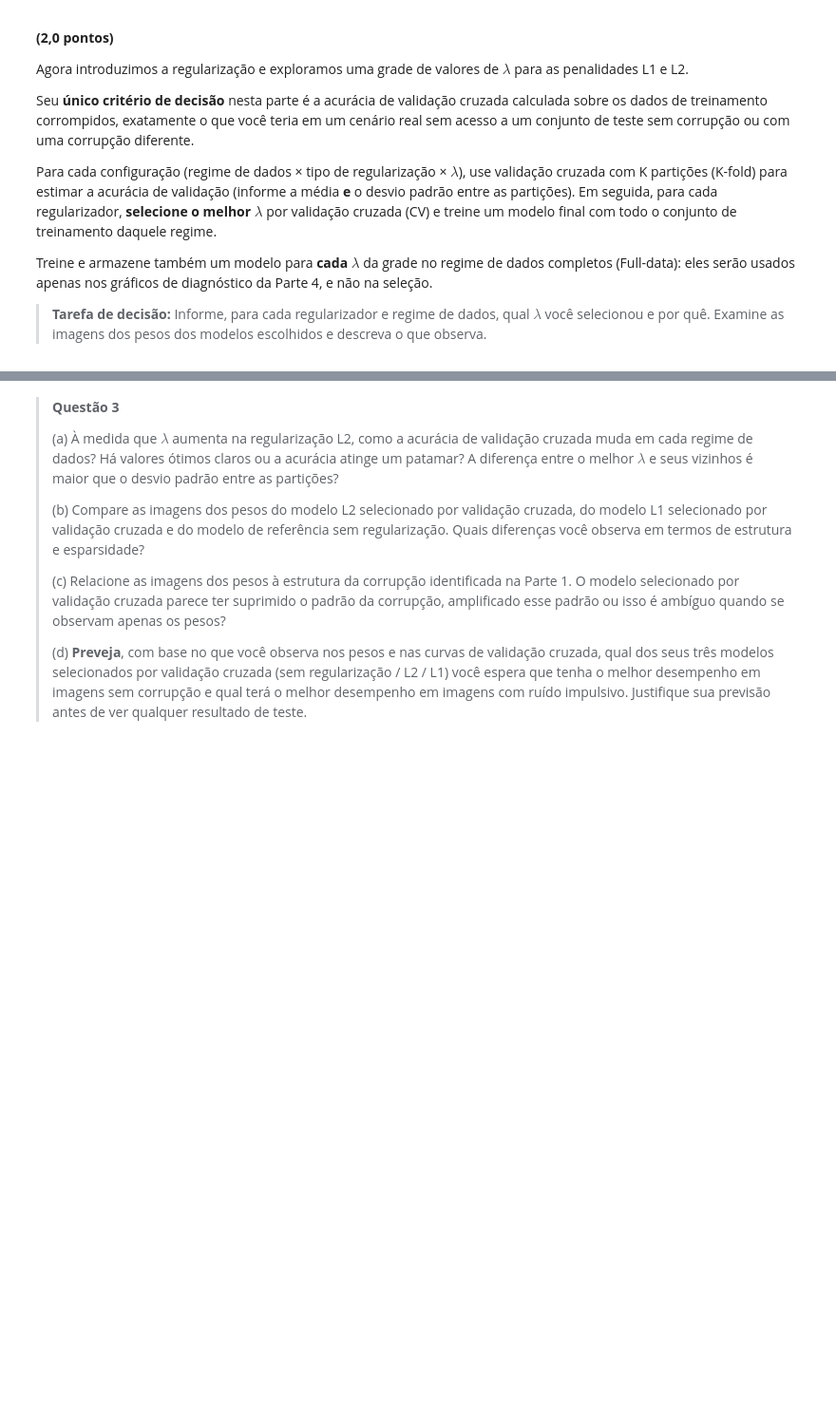
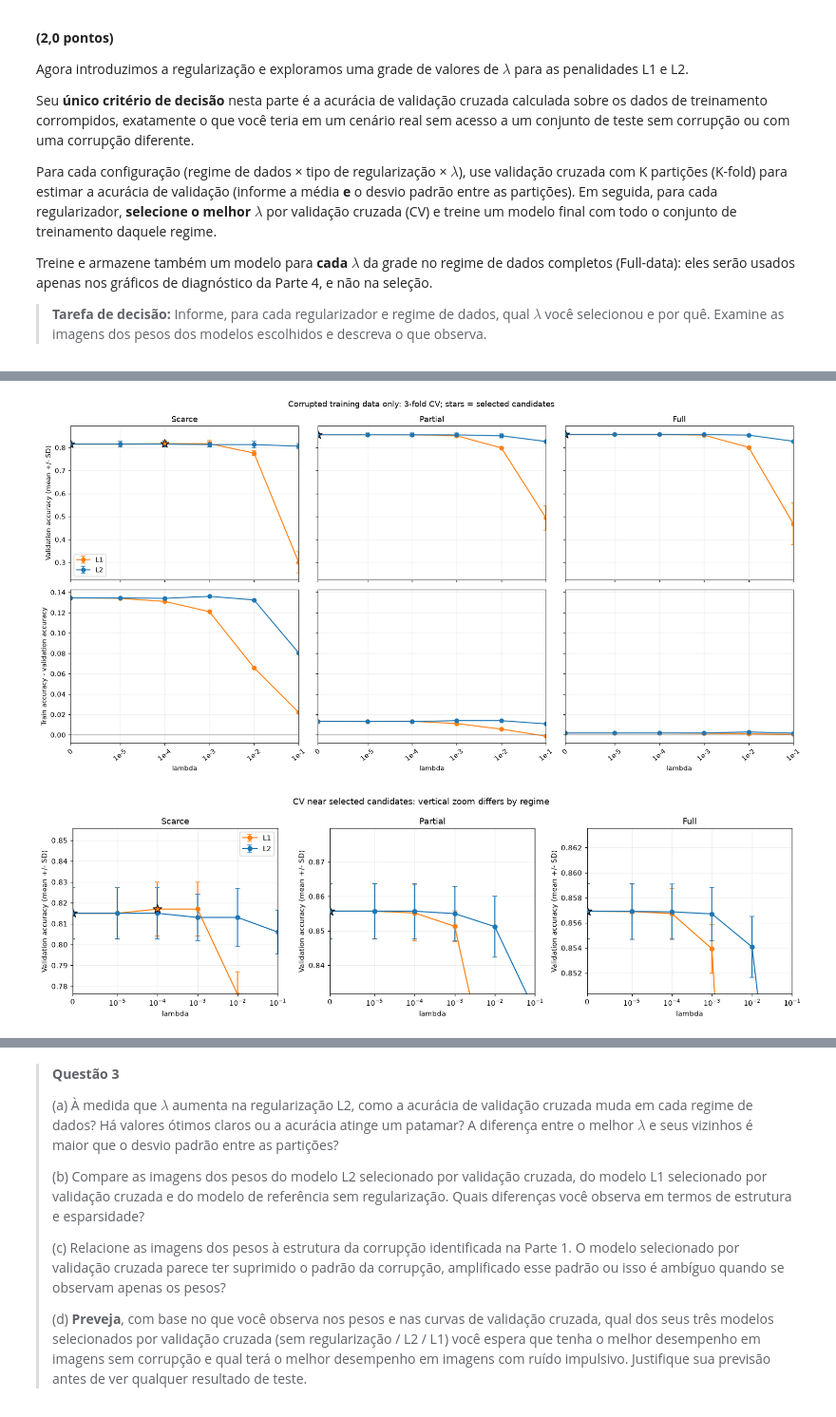
Before and after one commit to carolkekas28/MC886, a Jupyter notebook: trab2/mc886_2s2026_assignment_2_traduzido.ipynb, the cells around one changed output, grey strips where cells are left out. Shown at 95% size. Saved outputs shown, nothing was run; the diff lists cells and outputs as text; code cells hidden in the pictures; blank space fills up the shorter version.

```diff
--- a/trab2/mc886_2s2026_assignment_2_traduzido.ipynb
+++ b/trab2/mc886_2s2026_assignment_2_traduzido.ipynb
@@ -1075,9 +1098,9 @@ for regime_name, (X, y) in datasets_torch.items():
         X=X,
         y=y,
         n_iter=n_iter,
-        lr=lr,
-        l1=0.0,
-        l2=0.0
+        loss_fn=loss_unregularized,
+        lambda_reg=0.0,
+        lr=lr
     )
 
     # Store model and training history
@@ -1267,0 +1492,62 @@ Examine as imagens dos pesos dos modelos escolhidos e descreva o que observa.
+# %%
+# Same axes for all regimes; bars show +/- one fold standard deviation.
+fig, axes = plt.subplots(2, 3, figsize=(16, 8), sharex=True, sharey="row")
+colors = {"L1": "tab:orange", "L2": "tab:blue"}
+for col, regime_name in enumerate(cv_raw_datasets):
+    for regularizer_name in regularizers:
+        rows = cv_results[(cv_results["regime"] == regime_name)
+            & (cv_results["regularizer"] == regularizer_name)].sort_values("lambda")
+        axes[0, col].errorbar(rows["lambda"], rows["cv_mean"], yerr=rows["cv_std"],
+            marker="o", capsize=3, color=colors[regularizer_name], label=regularizer_name)
+        best_lambda = selected_lambdas[(regime_name, regularizer_name)]
+        best = rows[rows["lambda"] == best_lambda].iloc[0]
+        axes[0, col].scatter(best_lambda, best["cv_mean"], marker="*", s=160,
+            color=colors[regularizer_name], edgecolor="black", zorder=5)
+        axes[1, col].plot(rows["lambda"], rows["train_val_gap"], "o-",
+            color=colors[regularizer_name], label=regularizer_name)
+    axes[0, col].set_title(regime_name)
+    axes[1, col].axhline(0, color="gray", linewidth=0.8)
+    axes[1, col].set_xlabel("lambda")
+    for ax in axes[:, col]:
+        ax.set_xscale("symlog", linthresh=1e-5)
+        ax.set_xlim(0, float(lambda_grid[-1]))
+        ax.set_xticks(lambda_grid)
+        ax.set_xticklabels(["0", "1e-5", "1e-4", "1e-3", "1e-2", "1e-1"], rotation=40)
+        ax.grid(alpha=0.2)
+axes[0, 0].set_ylabel("Validation accuracy (mean +/- SD)")
+axes[1, 0].set_ylabel("Train accuracy - validation accuracy")
+axes[0, 0].legend()
+fig.suptitle("Corrupted training data only: 3-fold CV; stars = selected candidates")
+fig.tight_layout()
+save_part3_figure(fig, "parte3_cv_acuracia_gap.png")
+
+
+# Zoom each regime near its selected candidates to inspect neighboring means/SDs.
+# The overview above keeps common axes; this zoom explicitly uses different y limits.
+fig, axes = plt.subplots(1, 3, figsize=(15, 4.5))
+for ax, regime_name in zip(axes, cv_raw_datasets):
+    chosen = selected_cv[selected_cv["regime"] == regime_name]
+    margin = max(3 * chosen["cv_std"].max(), 0.005)
+    for regularizer_name in regularizers:
+        rows = cv_results[(cv_results["regime"] == regime_name)
+            & (cv_results["regularizer"] == regularizer_name)].sort_values("lambda")
+        ax.errorbar(rows["lambda"], rows["cv_mean"], yerr=rows["cv_std"],
+            marker="o", capsize=3, color=colors[regularizer_name], label=regularizer_name)
+        best_lambda = selected_lambdas[(regime_name, regularizer_name)]
+        best = rows[rows["lambda"] == best_lambda].iloc[0]
+        ax.scatter(best_lambda, best["cv_mean"], marker="*", s=160,
+            color=colors[regularizer_name], edgecolor="black", zorder=5)
+    ax.set_ylim(chosen["cv_mean"].min() - margin, chosen["cv_mean"].max() + margin)
+    ax.set_xscale("symlog", linthresh=1e-5)
+    ax.set_xlim(0, float(lambda_grid[-1]))
+    ax.set_xlabel("lambda")
+    ax.set_ylabel("Validation accuracy (mean +/- SD)")
+    ax.set_title(regime_name)
+    ax.grid(alpha=0.2)
+axes[0].legend()
+fig.suptitle("CV near selected candidates: vertical zoom differs by regime")
+fig.tight_layout()
+save_part3_figure(fig, "parte3_cv_zoom.png")
+# %% [output]
+[figure, added]
+[figure, added]
```
Also changed, not shown: parts of 12 cells of this notebook, 16 other files.
